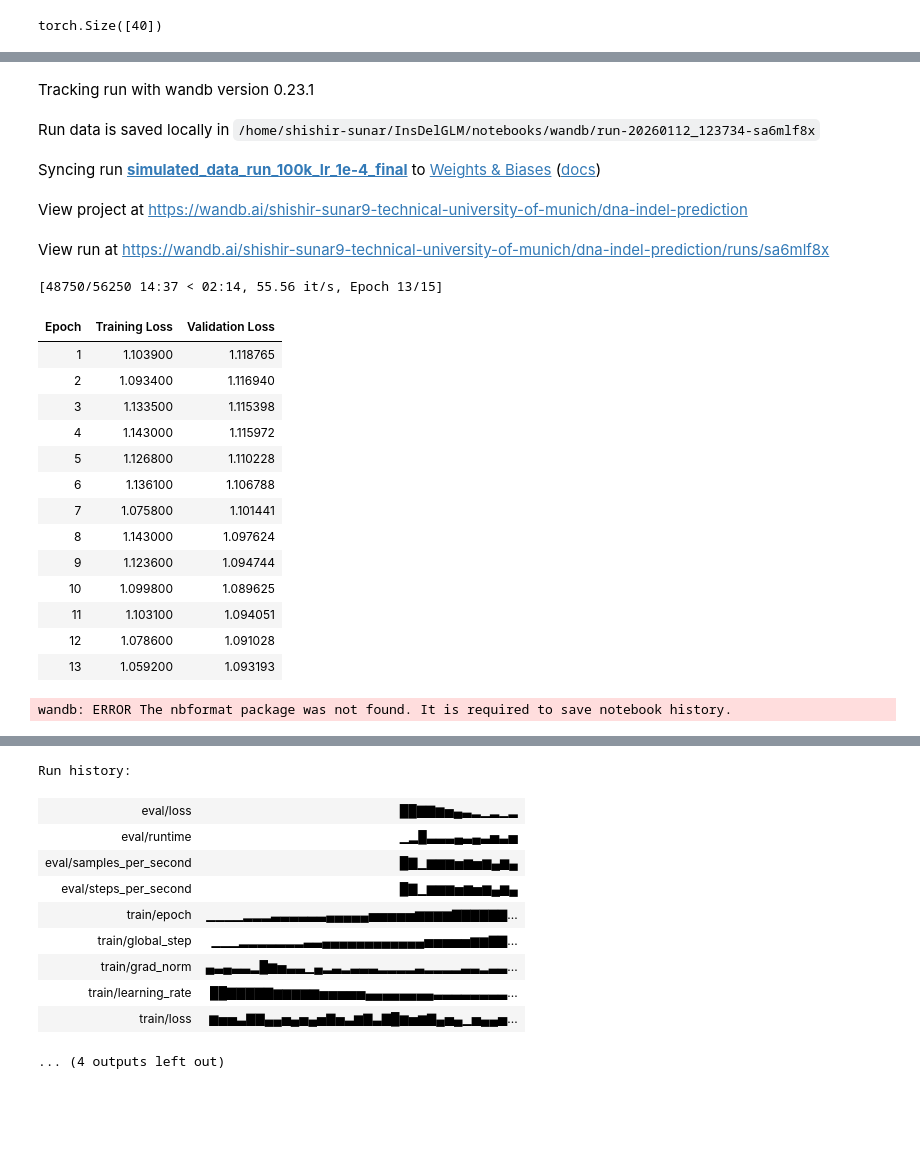
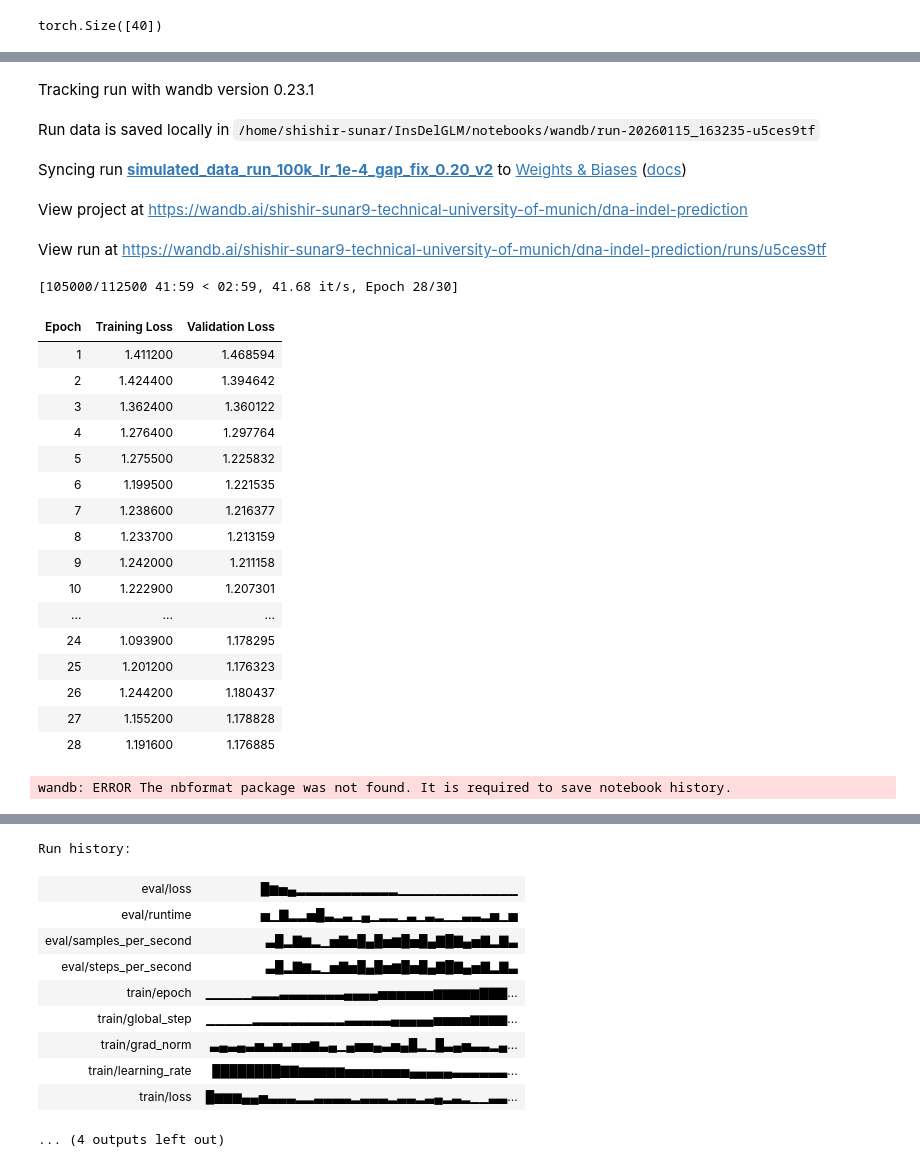
Before and after one commit to LegoCreation/InsDelGLM, a Jupyter notebook: notebooks/simulated_model.ipynb, the cells around one changed output, grey strips where cells are left out. Drawn from its saved outputs; the diff is of its cells as text; code cells hidden in the pictures; blank space fills up the shorter version.

```diff
--- a/notebooks/simulated_model.ipynb
+++ b/notebooks/simulated_model.ipynb
@@ -165,69 +173,72 @@ custom_data_collator = CustomDataCollatorForMLM(
 # Training with validation every epoch
 training_args = TrainingArguments(
     output_dir="../checkpoints/simulated_model_lr_1e-4",
-    num_train_epochs=15,  # Changed from 10 to 15 to continue training
+    num_train_epochs=30,
     per_device_train_batch_size=16,
     per_device_eval_batch_size=16,
     logging_steps=5,
     eval_strategy="epoch",
     save_strategy="epoch",
     load_best_model_at_end=True,
     metric_for_best_model="eval_loss",
     greater_is_better=False,  # For loss, lower is better
     learning_rate=1e-4,
     report_to="wandb",
-    run_name="simulated_data_run_100k_lr_1e-4_final"
+    run_name="simulated_data_run_100k_lr_1e-4_gap_fix_0.20_v2"
 )
 
 trainer = Trainer(
     model=model,
     args=training_args,
     train_dataset=train_dataset,
     eval_dataset=eval_dataset,
     data_collator=custom_data_collator,
     callbacks=[EarlyStoppingCallback(early_stopping_patience=3)]
 )
 
 # To resume from checkpoint, use:
 trainer.train(resume_from_checkpoint=False)
 # To start fresh, use:
 # trainer.train()
 
 wandb.finish()
 # %% [output]
 [interactive output not drawn]
 Tracking run with wandb version 0.23.1
-Run data is saved locally in /home/shishir-sunar/InsDelGLM/notebooks/wandb/run-20260112_123734-sa6mlf8x
+Run data is saved locally in /home/shishir-sunar/InsDelGLM/notebooks/wandb/run-20260115_163235-u5ces9tf
-Syncing run simulated_data_run_100k_lr_1e-4_final to Weights & Biases (docs)
+Syncing run simulated_data_run_100k_lr_1e-4_gap_fix_0.20_v2 to Weights & Biases (docs)
 View project at https://wandb.ai/shishir-sunar9-technical-university-of-munich/dna-indel-prediction
-View run at https://wandb.ai/shishir-sunar9-technical-university-of-munich/dna-indel-prediction/runs/sa6mlf8x
+View run at https://wandb.ai/shishir-sunar9-technical-university-of-munich/dna-indel-prediction/runs/u5ces9tf
-[48750/56250 14:37 < 02:14, 55.56 it/s, Epoch 13/15]
+[105000/112500 41:59 < 02:59, 41.68 it/s, Epoch 28/30]
 | Epoch | Training Loss | Validation Loss |
-| 1 | 1.103900 | 1.118765 |
-| 2 | 1.093400 | 1.116940 |
-| 3 | 1.133500 | 1.115398 |
-| 4 | 1.143000 | 1.115972 |
-| 5 | 1.126800 | 1.110228 |
-| 6 | 1.136100 | 1.106788 |
-| 7 | 1.075800 | 1.101441 |
-| 8 | 1.143000 | 1.097624 |
-| 9 | 1.123600 | 1.094744 |
-| 10 | 1.099800 | 1.089625 |
-| 11 | 1.103100 | 1.094051 |
-| 12 | 1.078600 | 1.091028 |
-| 13 | 1.059200 | 1.093193 |
+| 1 | 1.411200 | 1.468594 |
+| 2 | 1.424400 | 1.394642 |
+| 3 | 1.362400 | 1.360122 |
+| 4 | 1.276400 | 1.297764 |
+| 5 | 1.275500 | 1.225832 |
+| 6 | 1.199500 | 1.221535 |
+| 7 | 1.238600 | 1.216377 |
+| 8 | 1.233700 | 1.213159 |
+| 9 | 1.242000 | 1.211158 |
+| 10 | 1.222900 | 1.207301 |
+| ... | ... | ... |
+| 24 | 1.093900 | 1.178295 |
+| 25 | 1.201200 | 1.176323 |
+| 26 | 1.244200 | 1.180437 |
+| 27 | 1.155200 | 1.178828 |
+| 28 | 1.191600 | 1.176885 |
 wandb: ERROR The nbformat package was not found. It is required to save notebook history.
 [interactive output not drawn]
 Run history:
-| eval/loss | ██▇▇▆▅▄▃▂▁▂▁▂ |
-| eval/runtime | ▁▂█▃▃▃▄▃▄▃▅▃▅ |
-| eval/samples_per_second | █▇▁▆▆▆▅▆▅▆▄▆▄ |
-| eval/steps_per_second | █▇▁▆▆▆▅▆▅▆▄▆▄ |
-| train/epoch | ▁▁▁▁▂▂▂▃▃▃▃▃▃▄▄▄▄▄▅▅▅▅▅▆▆▆▆▇▇▇▇▇▇... |
-| train/global_step | ▁▁▁▂▂▂▂▂▂▂▃▃▄▄▄▄▄▄▄▄▄▄▄▄▅▅▅▅▅▆▆▇▇... |
-| train/grad_norm | ▄▃▄▃▃▂█▆▅▃▃▁▄▂▃▂▃▃▃▂▂▂▂▃▂▂▂▂▃▃▂▃▃... |
-| train/learning_rate | ██▇▇▇▇▇▆▆▆▆▆▅▅▅▅▅▄▄▄▄▄▄▄▄▃▃▃▃▃▃▃▃... |
-| train/loss | ▆▅▅▃▇▇▄▄▅▄▅▄▅▇▅▃▆▇▃▇█▆▅▆▇▄▅▄▁▅▄▄▅... |
+| eval/loss | █▆▅▄▂▂▂▂▂▂▂▂▂▂▂▁▁▁▁▁▁▁▁▁▁▁▁▁ |
+| eval/runtime | ▅▁▇▂▂▅█▃▂▃▁▄▁▂▂▁▃▁▃▂▁▁▃▃▂▅▁▅ |
+| eval/samples_per_second | ▃█▂▇▆▂▁▅▇▅█▄█▅▆█▅█▄▇█▇▄▅▇▂▇▃ |
+| eval/steps_per_second | ▃█▂▇▆▂▁▅▇▅█▄█▅▆█▅█▄▇█▇▄▅▇▂▇▃ |
+| train/epoch | ▁▁▁▁▁▂▂▂▃▃▃▃▃▃▃▄▄▄▄▅▅▅▅▅▅▆▆▆▆▆▇▇▇... |
+| train/global_step | ▁▁▁▁▁▂▂▂▂▂▂▂▂▂▂▃▃▃▃▃▄▄▄▄▄▅▅▅▅▆▆▆▆... |
+| train/grad_norm | ▃▄▃▄▃▅▃▅▃▅▅▆▃▄▁▄▅▅▄▃▅▄█▂▁█▃▄▅▃▃▂▄... |
+| train/learning_rate | ████████▇▇▆▆▆▆▆▅▅▅▅▅▅▅▄▄▄▄▄▃▃▃▃▃▃... |
+| train/loss | █▆▆▆▄▄▅▃▃▃▂▂▃▃▃▃▂▃▃▃▂▃▃▂▃▄▂▃▂▁▁▃▃... |
 ... (4 outputs left out)
 # %%
 # Plot loss curves
```
Also changed, not shown: parts of 4 cells of this notebook, 9 other files.
